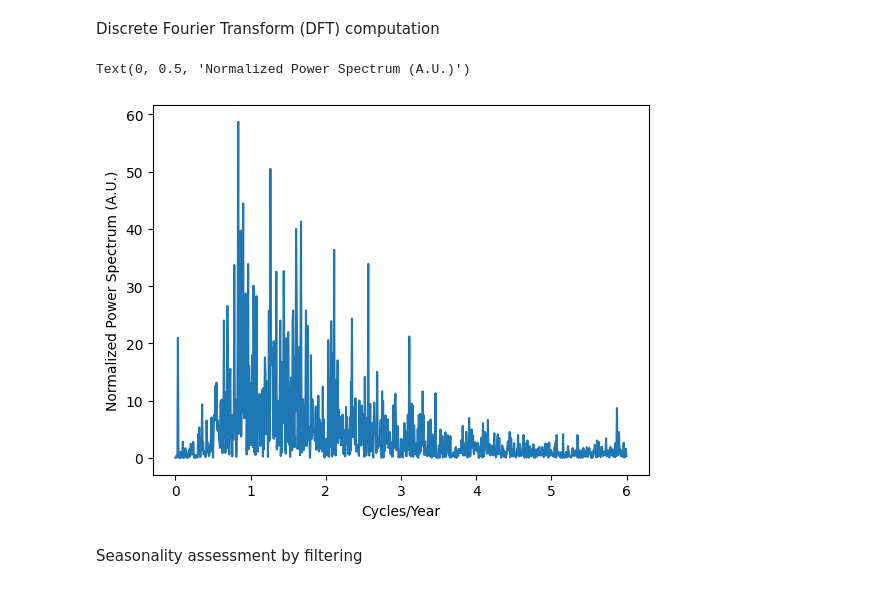
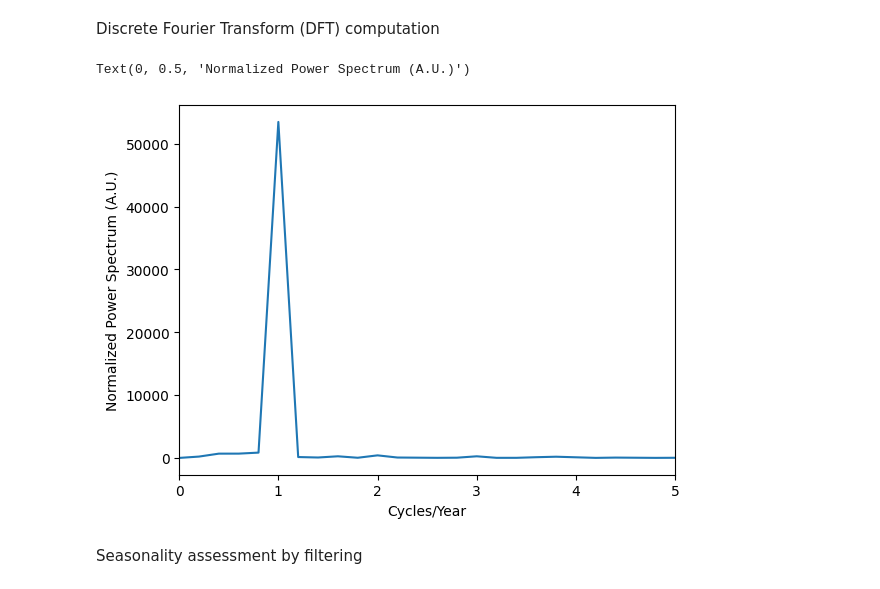
Before and after one commit to JoaoESmoreira/astp-project, a Jupyter notebook: src/data_description.ipynb, the cells around one changed output. Drawn from its saved outputs; the diff is of its cells as text; code cells hidden in the pictures.

```diff
--- a/src/data_description.ipynb
+++ b/src/data_description.ipynb
@@ -277,21 +277,21 @@ Using sm library
 # %%
 # Apply LOWESS smoothing with different spans (equivalent to M)
 span_5 = 0.05  # Adjusted for smoothness, equivalent to M=5
-span_13 = 0.13  # Adjusted for smoothness, equivalent to M=13
+span_365 = 0.365  # Adjusted for smoothness, equivalent to M=13
 
 # Applying LOWESS with different spans
 smooth5 = sm.nonparametric.lowess(tempTS, np.arange(len(tempTS)), frac=span_5, return_sorted=False)
-smooth13 = sm.nonparametric.lowess(tempTS, np.arange(len(tempTS)), frac=span_13, return_sorted=False)
+smooth365 = sm.nonparametric.lowess(tempTS, np.arange(len(tempTS)), frac=span_365, return_sorted=False)
 
 # Plot the original series and smoothed series
 plt.figure(figsize=(10, 6))
 
 # Original data plot
-ax = tempTS.plot(color='r', legend=True, label="Original Daily Temperature")
+ax = tempTS.plot(color='c', legend=True, label="Original Daily Temperature")
 
 # LOWESS smoothing plot with different spans
-plt.plot(tempTS.index, smooth5, color='b', label=f"LOWESS Smoothed (span={span_5})")
-plt.plot(tempTS.index, smooth13, color='k', label=f"LOWESS Smoothed (span={span_13})")
+plt.plot(tempTS.index, smooth5, color='r', label=f"Smoothed (span=5)")
+plt.plot(tempTS.index, smooth365, color='navy', label=f"Smoothed (span=365)")
 
 # Labels and formatting
 ax.set_ylabel('Temperature Mean (ºC)', fontdict={'fontsize':8})
@@ -301,9 +301,9 @@ plt.legend()
 # Second plot: Removing the trend using smoothed data
 plt.figure(figsize=(10, 6))
 
-psNoTrend1 = tempTS - smooth13
-psNoTrend1.name = "Time Series with Trend Removed"
-ax = psNoTrend1.plot(legend=True)
+psNoTrend = tempTS - smooth365
+psNoTrend.name = "Time Series with Trend Removed"
+ax = psNoTrend.plot(legend=True)
 ax.set_ylabel('Temperature Change (ºC)', fontdict={'fontsize':8})
 ax.set_xlabel('Time (Years)', fontdict={'fontsize':8})
 
@@ -389,7 +389,7 @@ def lowess(TSeries,span=5,ftype='linear'):
 M=5
 smooth5=lowess(tempTS)
 
-M=13
+M=365
 smooth13=lowess(tempTS,span=M)
 
 plt.figure(figsize=(10, 6))
@@ -403,9 +403,9 @@ ax.set_xlabel('Time (Years)', fontdict={'fontsize':8})
 
 plt.figure(figsize=(10, 6))
 
-psNoTrend=tempTS - smooth13
-psNoTrend.name="Time Serie with trend removed"
-ax=psNoTrend.plot(legend=True)
+psNoTrend1=tempTS - smooth13
+psNoTrend1.name="Time Serie with trend removed"
+ax=psNoTrend1.plot(legend=True)
 ax.set_ylabel('Temperature change', fontdict={'fontsize':8})
 ax.set_xlabel('Time (Years)', fontdict={'fontsize':8})
 # %% [output]
@@ -419,16 +419,17 @@ Discrete Fourier Transform (DFT) computation
 # %%
 fTS=(np.abs(np.fft.rfft(psNoTrend-psNoTrend.mean()))**2/psNoTrend.size)# Mean was subtracted because
 #we want the evaluate the importance of the non-null frequency components
 
-samp_freq=12 #12 samples/year
+samp_freq=365 #365 samples/year
 f=np.fft.rfftfreq(psNoTrend.size, d=1/samp_freq)
 plt.figure();
 plt.plot(f,fTS)
+plt.xlim([0,5])
 plt.xlabel("Cycles/Year")
 plt.ylabel("Normalized Power Spectrum (A.U.)")
 # %% [output]
 Text(0, 0.5, 'Normalized Power Spectrum (A.U.)')
-[figure, old version]
+[figure, new version]
 # %% [markdown]
 Seasonality assessment by filtering
 # %%
```
Also changed, not shown: parts of 5 cells of this notebook, 1 other file.
